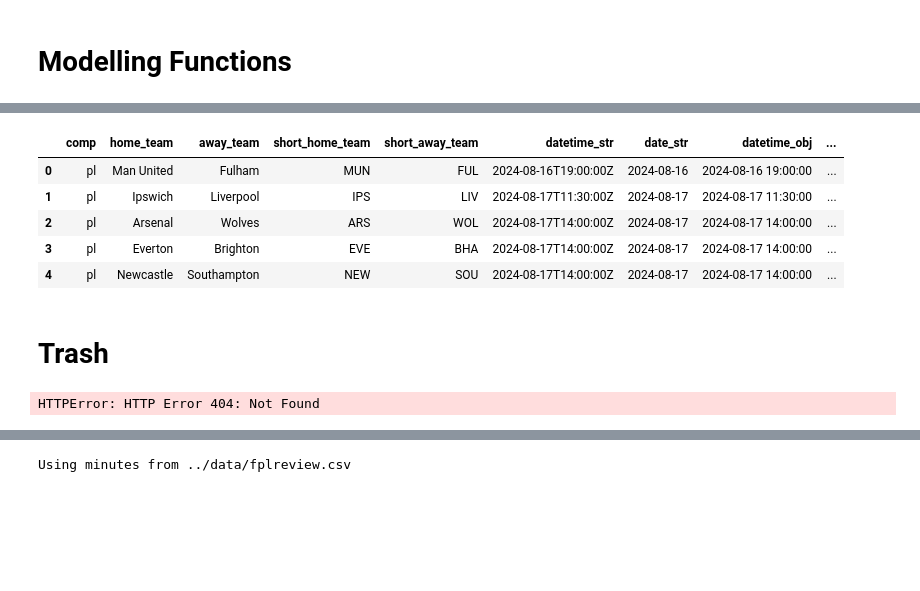
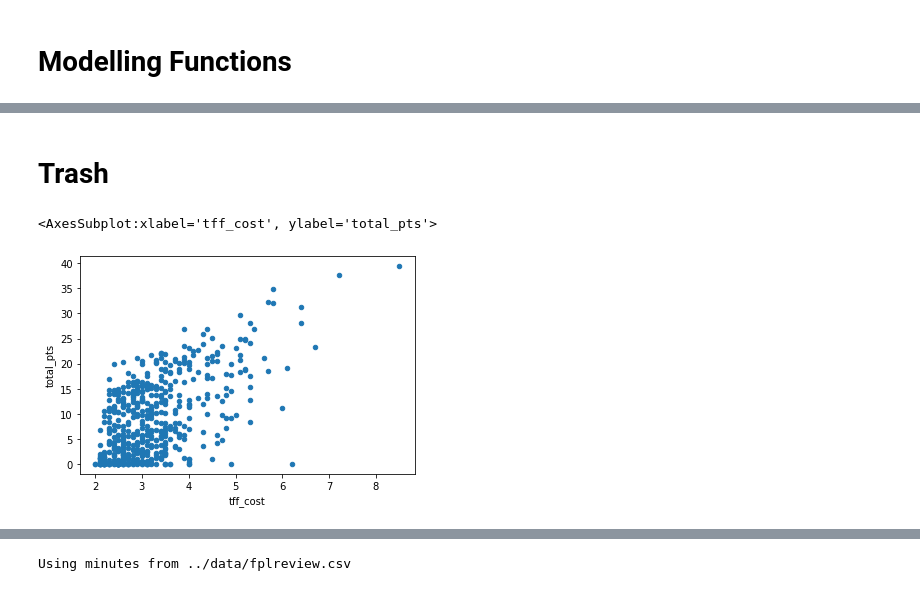
Before and after one commit to SamTroy/TFF_Optimization, a Jupyter notebook: notebooks/tff_optimization.ipynb, the cells around one changed output, grey strips where cells are left out. Saved outputs shown, nothing was run; the diff lists cells and outputs as text; code cells hidden in the pictures; blank space fills up the shorter version.

Commit message:
initial ev model

```diff
--- a/notebooks/tff_optimization.ipynb
+++ b/notebooks/tff_optimization.ipynb
@@ -289,6 +289,7 @@ def list_players_in_team(player_data, short_team = 'NEW', fpl_gw = 1, xmin_cutof
     player_data_subset = player_data.loc[(player_data['short_team']==short_team) & (player_data[f'{fpl_gw}_xMins']>xmin_cutoff)]
     player_list = player_data_subset['tff_id'].to_list()
     return player_list
+
 
 def add_team_lvl_projections(player_data, fixture_df, spreadex_weight=None, xmin_cutoff=0):
 
@@ -355,6 +356,7 @@ def add_team_lvl_projections(player_data, fixture_df, spreadex_weight=None, xmin
     fixture_df = fixture_df.round(2)
     return fixture_df
 
+
 def tff_ev_calc(player_dict, opp_dict, team_dict, fpl_gw=1, e_npg=0.3, e_pen=0.01, e_assists=0.3, cs=0.2, ga=1.5, odds_goals=None, odds_assists=None):
 
     xmin = player_dict[f'{fpl_gw}_xMins']
@@ -372,17 +374,20 @@ def tff_ev_calc(player_dict, opp_dict, team_dict, fpl_gw=1, e_npg=0.3, e_pen=0.0
 
     if player_dict['tff_position'] < 2.5:
         ev += 5 * cs * p_start * player_dict['pos_bl_p_60_given_start']
-        # need a proper formula
-        ev -= 0.5 * ga * x_95s
+        # approximation of poisson cdf sum, coeffs: array([-0.01146325,  0.0888773 ,  0.34962138, -0.06239911,  0.0041391 ])
+        mu_gc = ga * x_95s
+        ev -= (0.0041391*(mu_gc**4) - 0.06239911*(mu_gc**3) + 0.34962138*(mu_gc**2) + 0.0888773*mu_gc - 0.01146325)
         if player_dict['tff_position'] == 1:
-            # saves
-            ev += 0.5 * player_dict['bl_sv_per_sot'] * opp_dict['sot_for'] * team_dict['sot_against_k'] * x_95s
+            # approximation of poisson cdf sum, coeffs: array([-0.05142347,  0.28689925,  0.07500592, -0.01004676,  0.00034356])
+            mu_sv = player_dict['bl_sv_per_sot'] * opp_dict['sot_for'] * team_dict['sot_against_k'] * x_95s
+            ev += max(0.00034356*(mu_sv**4) - 0.01004676*(mu_sv**3) + 0.07500592*(mu_sv**2) + 0.28689925*mu_sv - 0.05142347, 0)
             # pen_saves
             ev += 5 * opp_dict['pk_att_for'] * team_dict['pk_att_against_k'] * 0.11 * x_95s
 
-    # tackles need a proper formula
     if player_dict['tff_position'] == 3:
-        ev += 0.5 * player_dict['bl_tackle'] * opp_dict['tackle_against_k'] * x_95s
+        # approximation of poisson cdf sum
+        mu_tackle = player_dict['bl_tackle'] * opp_dict['tackle_against_k'] * x_95s
+        ev += max(0.00034356*(mu_tackle**4) - 0.01004676*(mu_tackle**3) + 0.07500592*(mu_tackle**2) + 0.28689925*mu_tackle - 0.05142347, 0)
 
     # yellows, reds, OGs
     ev -= 1 * player_dict['bl_yc'] * opp_dict['yc_against_k'] * x_95s
@@ -390,6 +395,7 @@ def tff_ev_calc(player_dict, opp_dict, team_dict, fpl_gw=1, e_npg=0.3, e_pen=0.0
     ev -= 3 * player_dict['bl_og'] * opp_dict['og_against_k'] * x_95s
 
     return ev
+
 
 def generate_ev(custom_fixtures=None, exclude_past_games=True, last_date=None, xmin_cutoff=0):
     fixture_results_r = generate_fixtures(custom_fixtures=custom_fixtures, exclude_past_games=exclude_past_games, last_date=last_date)
@@ -412,10 +418,6 @@ def generate_ev(custom_fixtures=None, exclude_past_games=True, last_date=None, x
     for match_index, match_row in fixture_df.iterrows():
         datetime_str = match_row['datetime_str']
         fpl_gw = match_row['fpl_gw']
-        home_g = match_row['home_g']
-        home_cs = match_row['home_cs']
-        away_g = match_row['away_g']
-        away_cs = match_row['away_cs']
         for player_id in match_row['home_players']:
             player_dict = player_data.loc[player_data['tff_id']==player_id].to_dict('records')[0]
             team_dict = team_data.loc[team_data['short_team']==match_row['short_home_team']].to_dict('records')[0]
@@ -442,10 +444,15 @@ def generate_ev(custom_fixtures=None, exclude_past_games=True, last_date=None, x
     ev_df['total_pts'] = ev_df.loc[:, fixture_times].sum(axis=1)
     ev_df['ppm'] = ev_df['total_pts'] / ev_df['tff_cost']
     ev_df = ev_df.sort_values(by='total_pts', ascending=False).reset_index(drop=True)
+    for column in ev_df.columns:
+        if column in fixture_times:
+            ev_df[column] = ev_df[column].astype('float64')
     ev_df = ev_df.round(2)
 
+    ev_df.to_csv('../data/tff_model_output.csv', index=False)
+
     return ev_df
 # %%
-generate_ev(custom_fixtures=None, exclude_past_games=False, last_date='2024-10-05', xmin_cutoff=50)
+ev_df = generate_ev(custom_fixtures=None, exclude_past_games=False, last_date='2024-10-05', xmin_cutoff=50)
 # %% [output]
 Using minutes from ../data/fplreview.csv
@@ -521,19 +459,7 @@ Using minutes from ../data/fplreview.csv
-# %%
-
-
-
-fixture_df.round(2).head(5)#.sort_values(by='home_g', ascending=False)
-# %% [output]
-|  | comp | home_team | away_team | short_home_team | short_away_team | datetime_str | date_str | datetime_obj | ... |
-| 0 | pl | Man United | Fulham | MUN | FUL | 2024-08-16T19:00:00Z | 2024-08-16 | 2024-08-16 19:00:00 | ... |
-| 1 | pl | Ipswich | Liverpool | IPS | LIV | 2024-08-17T11:30:00Z | 2024-08-17 | 2024-08-17 11:30:00 | ... |
-| 2 | pl | Arsenal | Wolves | ARS | WOL | 2024-08-17T14:00:00Z | 2024-08-17 | 2024-08-17 14:00:00 | ... |
-| 3 | pl | Everton | Brighton | EVE | BHA | 2024-08-17T14:00:00Z | 2024-08-17 | 2024-08-17 14:00:00 | ... |
-| 4 | pl | Newcastle | Southampton | NEW | SOU | 2024-08-17T14:00:00Z | 2024-08-17 | 2024-08-17 14:00:00 | ... |
 # %% [markdown]
 # Trash
-# %%
-df = pd.read_html('https://fantasyfootball.telegraph.co.uk/stats-centre/players')[0]
-df
-# %% [output]
-HTTPError: HTTP Error 404: Not Found
+# %%
+ev_df.plot.scatter(x = 'tff_cost', y = 'total_pts')
+# %% [output]
+<AxesSubplot:xlabel='tff_cost', ylabel='total_pts'>
+[figure, added]
```
Also changed, not shown: parts of 12 cells of this notebook, 1 other file.
